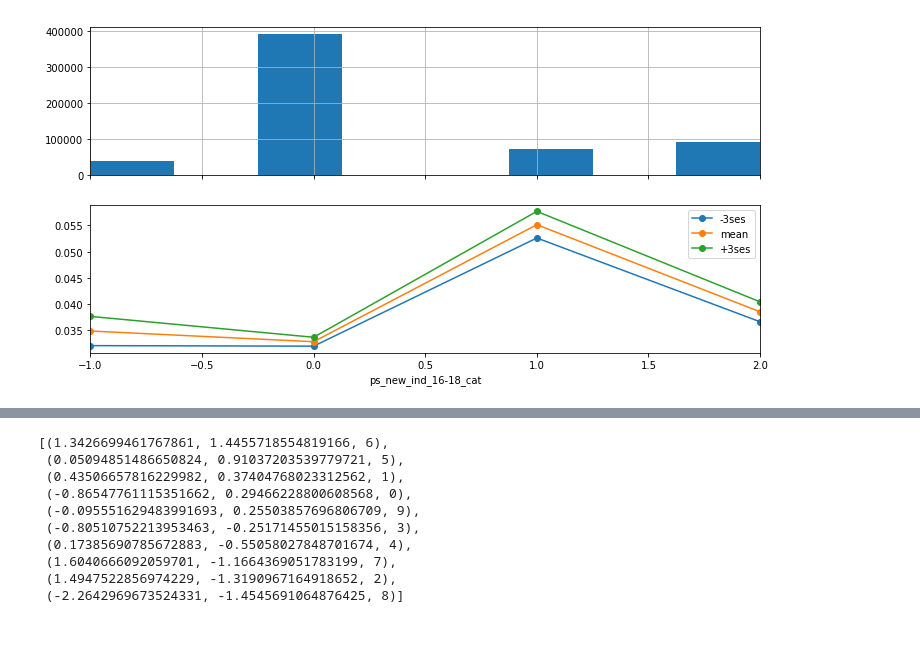
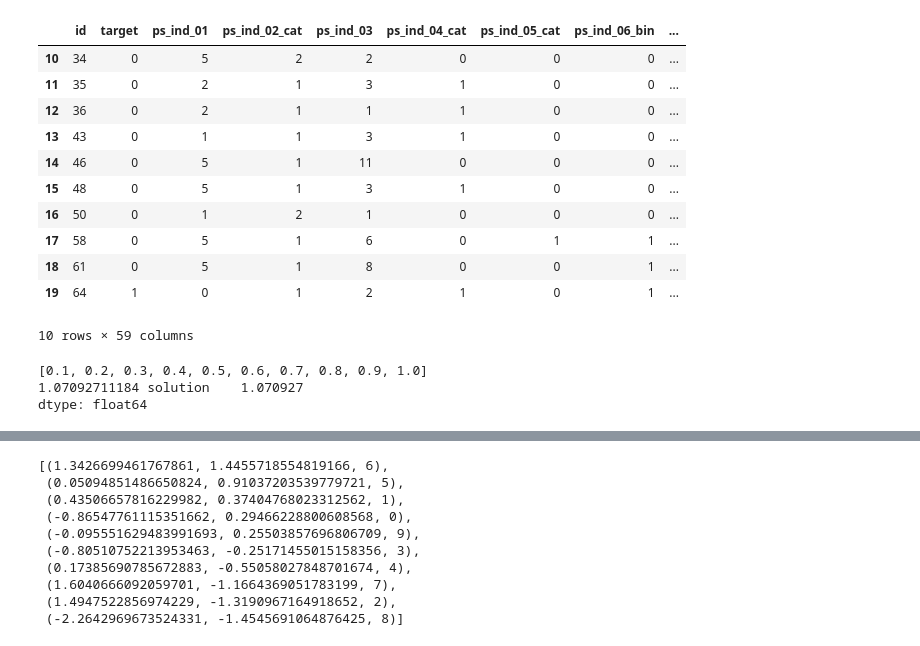
Before and after one commit to jiajingfei/Porto_Seguro, a Jupyter notebook: notebook/Untitled.ipynb, the cells around one changed output, grey strips where cells are left out. Cells and saved outputs as stored; diff of their text form; code cells hidden in the pictures.

Commit message:
added training data handling

```diff
--- a/notebook/Untitled.ipynb
+++ b/notebook/Untitled.ipynb
@@ -3,3 +0,0 @@
-# %%
-train = pd.read_csv('../data/train.csv')
-test = pd.read_csv('../data/test.csv')
@@ -112,4 +1,15 @@ plot_mean_and_error_bound(df_train1, 'ps_new_ind_06-09_cat')
-# %%
-plot_mean_and_error_bound(df_train1, 'ps_new_ind_16-18_cat')
-# %% [output]
-[figure, removed]
+# %%
+train[10:20]
+# %% [output]
+|  | id | target | ps_ind_01 | ps_ind_02_cat | ps_ind_03 | ps_ind_04_cat | ps_ind_05_cat | ps_ind_06_bin | ... |
+| 10 | 34 | 0 | 5 | 2 | 2 | 0 | 0 | 0 | ... |
+| 11 | 35 | 0 | 2 | 1 | 3 | 1 | 0 | 0 | ... |
+| 12 | 36 | 0 | 2 | 1 | 1 | 1 | 0 | 0 | ... |
+| 13 | 43 | 0 | 1 | 1 | 3 | 1 | 0 | 0 | ... |
+| 14 | 46 | 0 | 5 | 1 | 11 | 0 | 0 | 0 | ... |
+| 15 | 48 | 0 | 5 | 1 | 3 | 1 | 0 | 0 | ... |
+| 16 | 50 | 0 | 1 | 2 | 1 | 0 | 0 | 0 | ... |
+| 17 | 58 | 0 | 5 | 1 | 6 | 0 | 1 | 1 | ... |
+| 18 | 61 | 0 | 5 | 1 | 8 | 0 | 0 | 1 | ... |
+| 19 | 64 | 1 | 0 | 1 | 2 | 1 | 0 | 1 | ... |
+10 rows × 59 columns
@@ -115,0 +43,10 @@ plot_mean_and_error_bound(df_train1, 'ps_new_ind_16-18_cat')
+# %%
+
+rand = [float(i+1)/float(len(df)) for i in range(len(df))]
+print rand
+totalPos = float(sum([x[0] for x in df]))
+print totalPos, np.sum(solution)
+# %% [output]
+[0.1, 0.2, 0.3, 0.4, 0.5, 0.6, 0.7, 0.8, 0.9, 1.0]
+1.07092711184 solution    1.070927
+dtype: float64
```
Also changed, not shown: parts of 26 cells of this notebook, 2 other files.
